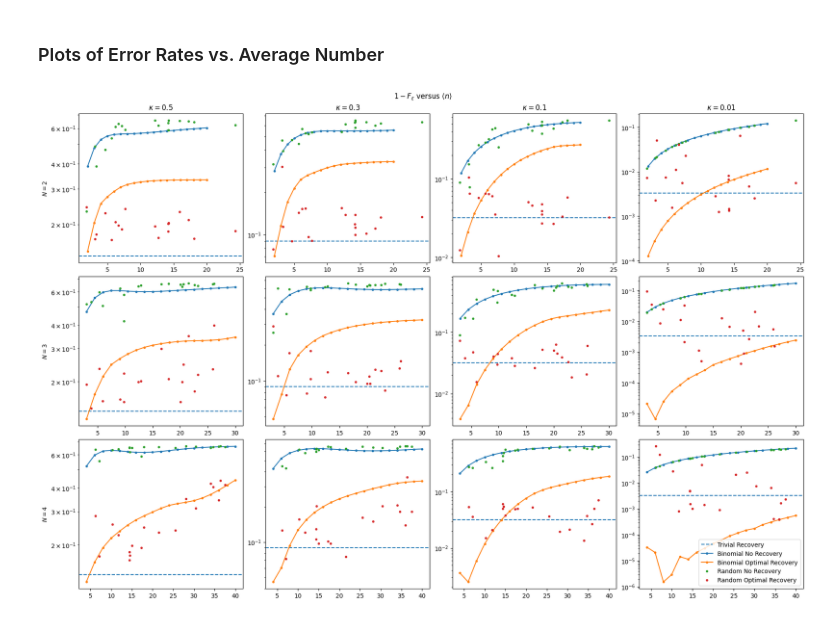
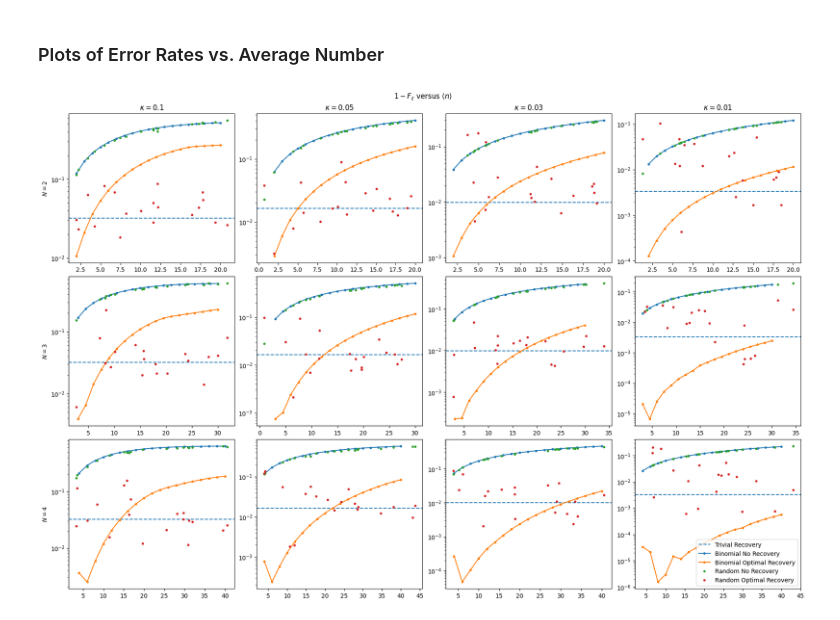
Before and after one commit to SaurabhTotey/Random-Quantum-Codes, a Jupyter notebook: Demo.ipynb, the cells around one changed output. Cells and saved outputs as stored; diff of their text form; code cells hidden in the pictures.

Commit message:
Investigate badness of current random codes

```diff
--- a/Demo.ipynb
+++ b/Demo.ipynb
@@ -12,7 +12,7 @@ from src import code_simulator, code, noise, recovery
 ### Parameters
 # %%
 rotation_symmetries = [2, 3, 4]
-loss_noise_values = [0.5, 0.3, 0.1, 0.01]
+loss_noise_values = [0.1, 0.05, 0.03, 0.01]
 number_of_filled_levels_values = range(1, 20)
 # %% [markdown]
 ### Fidelities of Trivial Code
@@ -45,12 +45,15 @@ This will probably always take a bit.
 %%time
 
 random_fidelities = np.zeros((len(rotation_symmetries), len(loss_noise_values), len(number_of_filled_levels_values), 2))
-random_photon_numbers = np.zeros((len(rotation_symmetries), len(number_of_filled_levels_values)))
+random_photon_numbers = np.zeros((len(rotation_symmetries), len(loss_noise_values), len(number_of_filled_levels_values)))
+random_badness = np.zeros((len(rotation_symmetries), len(loss_noise_values), len(number_of_filled_levels_values)))
 for i, rotation_symmetry in enumerate(rotation_symmetries):
 	for j, loss_noise_amount in enumerate(loss_noise_values):
 		for k, number_of_filled_levels in enumerate(number_of_filled_levels_values):
-			random_code = code.make_random_code(rotation_symmetry, number_of_filled_levels, (number_of_filled_levels + 2) * rotation_symmetry)
+			random_code = code.make_bad_random_code(rotation_symmetry, number_of_filled_levels, (number_of_filled_levels + 2) * rotation_symmetry)
 			random_fidelities[i,j,k,0] = code_simulator.get_fidelity_of_code_under_loss_noise(random_code, loss_noise_amount, False)
 			random_fidelities[i,j,k,1] = code_simulator.get_fidelity_of_code_under_loss_noise(random_code, loss_noise_amount, True)
-			random_photon_numbers[i,k] = qt.expect(qt.num(random_code.physical_dimension), 1 / 2 * (random_code.zero_encoding * random_code.zero_encoding.dag() + random_code.one_encoding * random_code.one_encoding.dag()))
+			random_photon_numbers[i,j,k] = qt.expect(qt.num(random_code.physical_dimension), 1 / 2 * (random_code.zero_encoding * random_code.zero_encoding.dag() + random_code.one_encoding * random_code.one_encoding.dag()))
+			code_plus, code_minus = code.create_plus_and_minus_encodings_from_zero_and_one_encodings(random_code.zero_encoding, random_code.one_encoding)
+			random_badness[i,j,k] = abs((code_plus.dag() * code_minus)[0])
 # %% [output]
@@ -58,0 +64,16 @@ Wall time: 6min 12s
+# %%
+fig, axs = plt.subplots(len(rotation_symmetries), len(loss_noise_values), figsize=(18, 12), constrained_layout=True)
+fig.suptitle(r"$1 - F_\epsilon$ versus $|\langle + | - \rangle|$")
+for i, rotation_symmetry in enumerate(rotation_symmetries):
+	axs[i,0].set_ylabel(f"$N={rotation_symmetry}$")
+for i, loss_noise_amount in enumerate(loss_noise_values):
+	axs[0,i].set_title(f"$\\kappa={loss_noise_amount}$")
+
+for i, rotation_symmetry in enumerate(rotation_symmetries):
+	for j, loss_noise_amount in enumerate(loss_noise_values):
+		axs[i,j].axhline(1 - trivial_fidelities[j], linestyle="--", label="Trivial Recovery")
+		axs[i,j].semilogy(random_badness[i,j], 1 - random_fidelities[i,j,:,0], ".", label="Random No Recovery")
+		axs[i,j].semilogy(random_badness[i,j], 1 - random_fidelities[i,j,:,1], ".", label="Random Optimal Recovery")
+
+axs[-1,-1].legend()
+plt.show()
@@ -61,20 +84,20 @@ Wall time: 6min 12s
 # %%
 fig, axs = plt.subplots(len(rotation_symmetries), len(loss_noise_values), figsize=(18, 12), constrained_layout=True)
 fig.suptitle(r"$1 - F_\epsilon$ versus $\langle n\rangle$")
 for i, rotation_symmetry in enumerate(rotation_symmetries):
 	axs[i,0].set_ylabel(f"$N={rotation_symmetry}$")
 for i, loss_noise_amount in enumerate(loss_noise_values):
 	axs[0,i].set_title(f"$\\kappa={loss_noise_amount}$")
 
 for i, rotation_symmetry in enumerate(rotation_symmetries):
 	for j, loss_noise_amount in enumerate(loss_noise_values):
 		axs[i,j].axhline(1 - trivial_fidelities[j], linestyle="--", label="Trivial Recovery")
 		axs[i,j].semilogy(binomial_photon_numbers[i], 1 - binomial_fidelities[i,j,:,0], ".-", label="Binomial No Recovery")
 		axs[i,j].semilogy(binomial_photon_numbers[i], 1 - binomial_fidelities[i,j,:,1], ".-", label="Binomial Optimal Recovery")
-		axs[i,j].semilogy(random_photon_numbers[i], 1 - random_fidelities[i,j,:,0], ".", label="Random No Recovery")
-		axs[i,j].semilogy(random_photon_numbers[i], 1 - random_fidelities[i,j,:,1], ".", label="Random Optimal Recovery")
+		axs[i,j].semilogy(random_photon_numbers[i,j], 1 - random_fidelities[i,j,:,0], ".", label="Random No Recovery")
+		axs[i,j].semilogy(random_photon_numbers[i,j], 1 - random_fidelities[i,j,:,1], ".", label="Random Optimal Recovery")
 
 axs[-1,-1].legend()
 plt.show()
 # %% [output]
-[figure, old version]
+[figure, new version]
```
Also changed, not shown: parts of 5 cells of this notebook, 1 other file.
